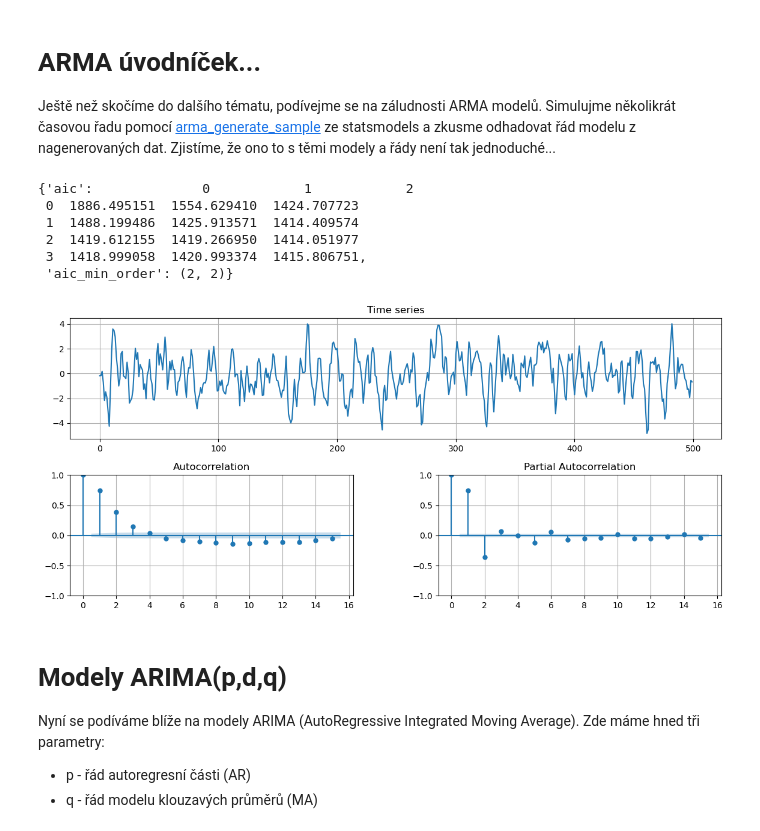
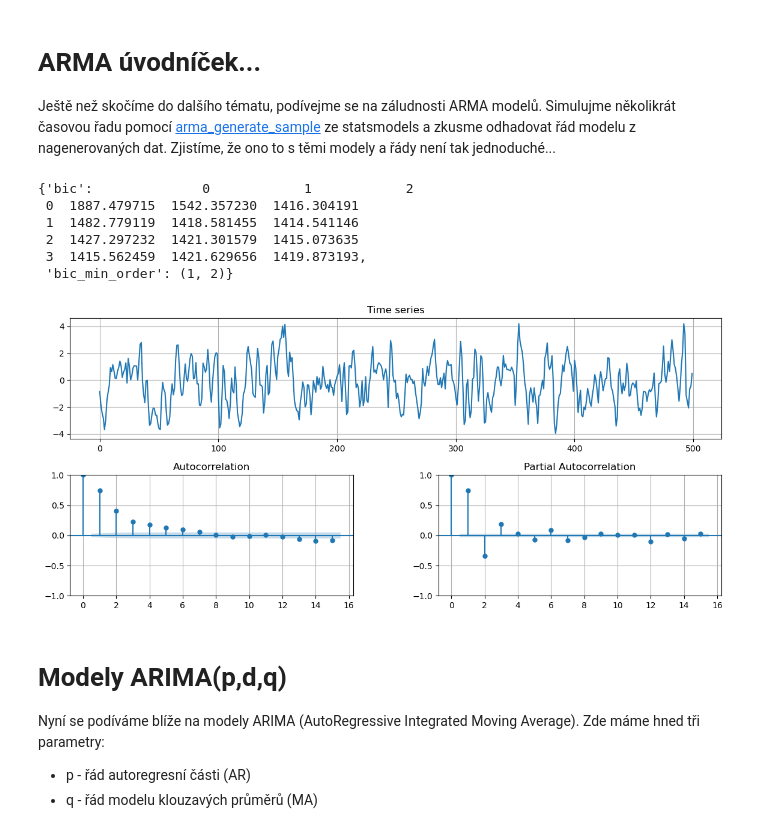
Before and after one commit to kamil-dedecius/mi-scr, a Jupyter notebook: prednasky/4.ipynb, the cells around one changed output. Saved outputs shown, nothing was run; the diff lists cells and outputs as text; code cells hidden in the pictures.

```diff
--- a/prednasky/4.ipynb
+++ b/prednasky/4.ipynb
@@ -85,19 +86,19 @@ Ještě než skočíme do dalšího tématu, podívejme se na záludnosti ARMA m
 # %%
 ar_params = [.27]      ### koeficienty AR, bez offsetu
 ma_params = [.8, .3]   ### koeficienty MA, bez offsetu
 ar = np.r_[1, -np.array(ar_params)]
 ma = np.r_[1, np.array(ma_params)]
 y = sm.tsa.arma_generate_sample(ar, ma, 500)
 tsplot(y)
-sm.tsa.arma_order_select_ic(y, ic='aic', max_ar=3, max_ma=2)
+sm.tsa.arma_order_select_ic(y, ic='bic', max_ar=3, max_ma=2)
 # %% [output]
-{'aic':              0            1            2
- 0  1886.495151  1554.629410  1424.707723
- 1  1488.199486  1425.913571  1414.409574
- 2  1419.612155  1419.266950  1414.051977
- 3  1418.999058  1420.993374  1415.806751,
- 'aic_min_order': (2, 2)}
+{'bic':              0            1            2
+ 0  1887.479715  1542.357230  1416.304191
+ 1  1482.779119  1418.581455  1414.541146
+ 2  1427.297232  1421.301579  1415.073635
+ 3  1415.562459  1421.629656  1419.873193,
+ 'bic_min_order': (1, 2)}
-[figure, old version]
+[figure, new version]
 # %% [markdown]
 # Modely ARIMA(p,d,q)
 
```
Also changed, not shown: parts of 2 cells of this notebook.
